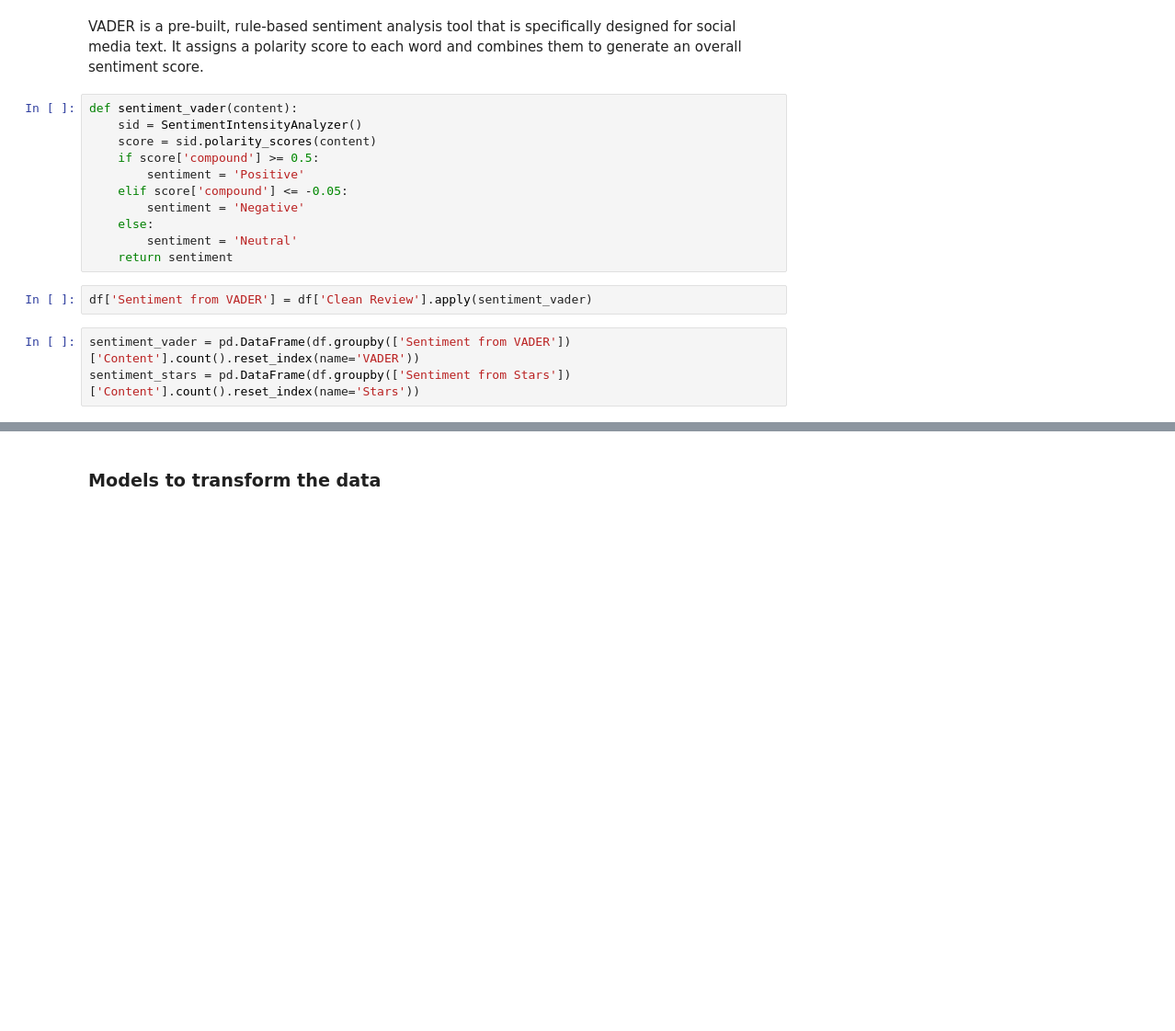
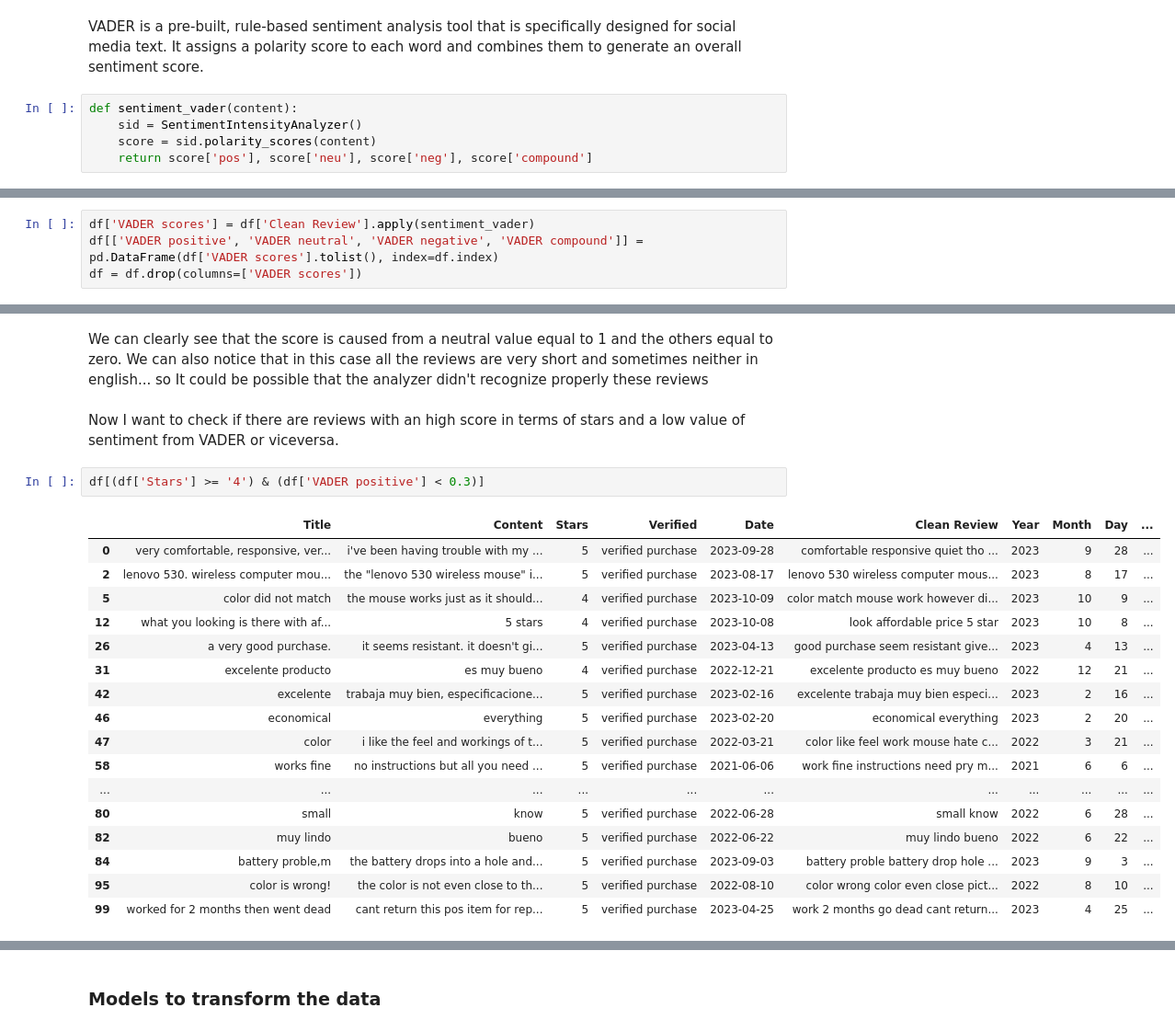
Before and after one commit to riccardo-borgo/Sentiment-Analysis-Amazon, a Jupyter notebook: sentiment_analysis.ipynb, the cells around one changed output, grey strips where cells are left out. Shown at 92% size. Saved outputs shown, nothing was run; the diff lists cells and outputs as text; blank space fills up the shorter version.

```diff
--- a/sentiment_analysis.ipynb
+++ b/sentiment_analysis.ipynb
@@ -291,15 +298,4 @@ VADER is a pre-built, rule-based sentiment analysis tool that is specifically de
 def sentiment_vader(content):
     sid = SentimentIntensityAnalyzer()
     score = sid.polarity_scores(content)
-    if score['compound'] >= 0.5:
-        sentiment = 'Positive'
-    elif score['compound'] <= -0.05:
-        sentiment = 'Negative'
-    else:
-        sentiment = 'Neutral'
-    return sentiment
+    return score['pos'], score['neu'], score['neg'], score['compound']
-# %%
-df['Sentiment from VADER'] = df['Clean Review'].apply(sentiment_vader)
-# %%
-sentiment_vader = pd.DataFrame(df.groupby(['Sentiment from VADER'])['Content'].count().reset_index(name='VADER'))
-sentiment_stars = pd.DataFrame(df.groupby(['Sentiment from Stars'])['Content'].count().reset_index(name='Stars'))
@@ -315,0 +302,4 @@ plt.show()
+# %%
+df['VADER scores'] = df['Clean Review'].apply(sentiment_vader)
+df[['VADER positive', 'VADER neutral', 'VADER negative', 'VADER compound']] = pd.DataFrame(df['VADER scores'].tolist(), index=df.index)
+df = df.drop(columns=['VADER scores'])
@@ -315,0 +331,24 @@ plt.show()
+# %% [markdown]
+We can clearly see that the score is caused from a neutral value equal to 1 and the others equal to zero. We can also notice that in this case all the reviews are very short and sometimes neither in english... so It could be possible that the analyzer didn't recognize properly these reviews
+# %% [markdown]
+Now I want to check if there are reviews with an high score in terms of stars and a low value of sentiment from VADER or viceversa.
+# %%
+df[(df['Stars'] >= '4') & (df['VADER positive'] < 0.3)]
+# %% [output]
+|  | Title | Content | Stars | Verified | Date | Clean Review | Year | Month | Day | ... |
+| 0 | very comfortable, responsive, ver... | i've been having trouble with my ... | 5 | verified purchase | 2023-09-28 | comfortable responsive quiet tho ... | 2023 | 9 | 28 | ... |
+| 2 | lenovo 530. wireless computer mou... | the "lenovo 530 wireless mouse" i... | 5 | verified purchase | 2023-08-17 | lenovo 530 wireless computer mous... | 2023 | 8 | 17 | ... |
+| 5 | color did not match | the mouse works just as it should... | 4 | verified purchase | 2023-10-09 | color match mouse work however di... | 2023 | 10 | 9 | ... |
+| 12 | what you looking is there with af... | 5 stars | 4 | verified purchase | 2023-10-08 | look affordable price 5 star | 2023 | 10 | 8 | ... |
+| 26 | a very good purchase. | it seems resistant. it doesn't gi... | 5 | verified purchase | 2023-04-13 | good purchase seem resistant give... | 2023 | 4 | 13 | ... |
+| 31 | excelente producto | es muy bueno | 4 | verified purchase | 2022-12-21 | excelente producto es muy bueno | 2022 | 12 | 21 | ... |
+| 42 | excelente | trabaja muy bien, especificacione... | 5 | verified purchase | 2023-02-16 | excelente trabaja muy bien especi... | 2023 | 2 | 16 | ... |
+| 46 | economical | everything | 5 | verified purchase | 2023-02-20 | economical everything | 2023 | 2 | 20 | ... |
+| 47 | color | i like the feel and workings of t... | 5 | verified purchase | 2022-03-21 | color like feel work mouse hate c... | 2022 | 3 | 21 | ... |
+| 58 | works fine | no instructions but all you need ... | 5 | verified purchase | 2021-06-06 | work fine instructions need pry m... | 2021 | 6 | 6 | ... |
+| ... | ... | ... | ... | ... | ... | ... | ... | ... | ... | ... |
+| 80 | small | know | 5 | verified purchase | 2022-06-28 | small know | 2022 | 6 | 28 | ... |
+| 82 | muy lindo | bueno | 5 | verified purchase | 2022-06-22 | muy lindo bueno | 2022 | 6 | 22 | ... |
+| 84 | battery proble,m | the battery drops into a hole and... | 5 | verified purchase | 2023-09-03 | battery proble battery drop hole ... | 2023 | 9 | 3 | ... |
+| 95 | color is wrong! | the color is not even close to th... | 5 | verified purchase | 2022-08-10 | color wrong color even close pict... | 2022 | 8 | 10 | ... |
+| 99 | worked for 2 months then went dead | cant return this pos item for rep... | 5 | verified purchase | 2023-04-25 | work 2 months go dead cant return... | 2023 | 4 | 25 | ... |
```
Also changed, not shown: parts of 26 cells of this notebook.
